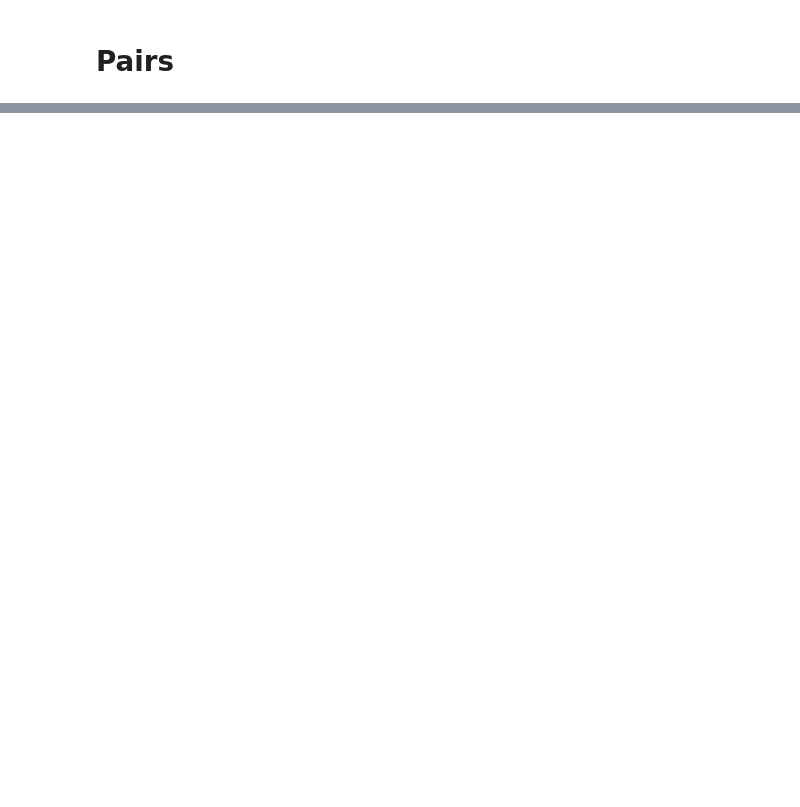
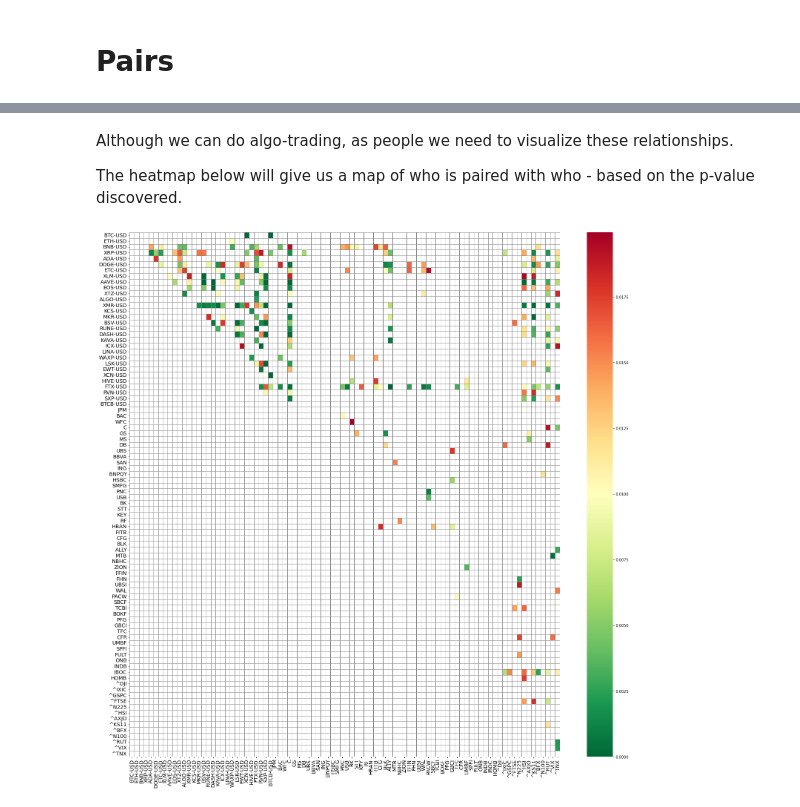
Before and after one commit to adamd1985/quant_research, a Jupyter notebook: pair-trading-quant.ipynb, the cells around one changed output, grey strips where cells are left out. Cells and saved outputs as stored; diff of their text form; code cells hidden in the pictures; blank space fills up the shorter version.

```diff
--- a/pair-trading-quant.ipynb
+++ b/pair-trading-quant.ipynb
@@ -139,0 +282,17 @@ def plot_strategy(prices_df, signal_df, profit):
+# %% [markdown]
+Although we can do algo-trading, as people we need to visualize these relationships.
+
+The heatmap below will give us a map of who is paired with who - based on the p-value discovered.
+# %%
+import seaborn as sns
+
+plt.figure(figsize=(26, 26))
+heatmap = sns.heatmap(pvalues, xticklabels=uts_sanitized.keys(),
+                      yticklabels=uts_sanitized.keys(), cmap='RdYlGn_r',
+                      mask=(pvalues > (P_VALUE_THRESHOLD)),
+                      linecolor='gray', linewidths=0.5)
+heatmap.set_xticklabels(heatmap.get_xticklabels(), size=14)
+heatmap.set_yticklabels(heatmap.get_yticklabels(), size=14)
+plt.show()
+# %% [output]
+[figure, added]
```
Also changed, not shown: parts of 19 cells of this notebook.
